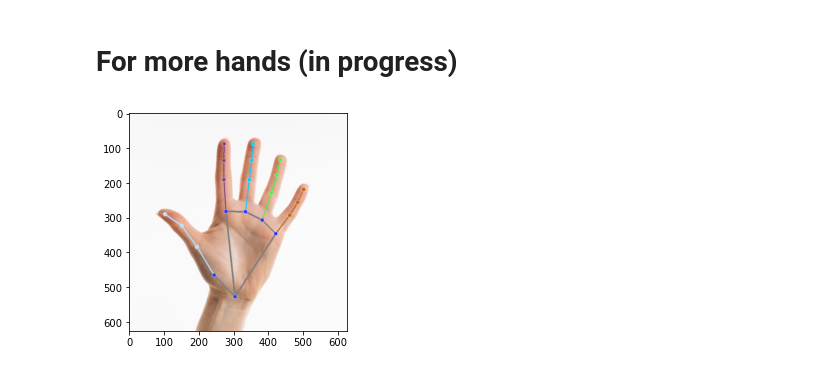
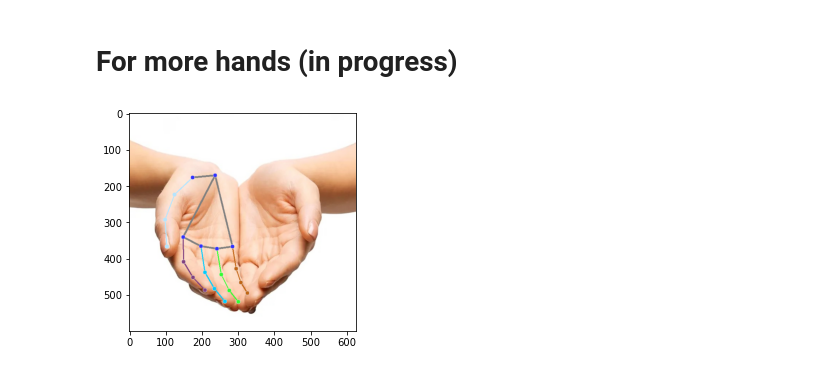
Before and after one commit to joaobizzo/research, a Jupyter notebook: get_data.ipynb, the cells around one changed output. Drawn from its saved outputs; the diff is of its cells as text; code cells hidden in the pictures.

Commit message:
update more hands

```diff
--- a/get_data.ipynb
+++ b/get_data.ipynb
@@ -112,7 +112,7 @@ HANDEDNESS_TEXT_COLOR = (88, 205, 54) # vibrant green
 
 
 # STEP 1: Load the input image.
-image = mp.Image.create_from_file("images/image1.jpeg")
+image = mp.Image.create_from_file("images/image4.jpeg")
 annotated_image = image.numpy_view()
 
 
@@ -145,37 +145,37 @@ for idx in range(len(hand_landmarks_list)):
     coordinates = []
     for landmark in hand_landmarks:
         coord_x, coord_y, coord_z = int(landmark.x * resolution_x), int(landmark.y * resolution_y), int(landmark.z * resolution_x)
         coordinates.append([coord_x, coord_y, coord_z])
         hand_info["coordinates"] = coordinates
 
     hand_landmarks_proto = landmark_pb2.NormalizedLandmarkList()
     hand_landmarks_proto.landmark.extend([
         landmark_pb2.NormalizedLandmark(x=landmark.x, y=landmark.y, z=landmark.z) for landmark in hand_landmarks_list[0]
     ])
 
     # STEP 6: Draw the handedness info on the input image.
     solutions.drawing_utils.draw_landmarks(
         annotated_image,
         hand_landmarks_proto,
         solutions.hands.HAND_CONNECTIONS,
         solutions.drawing_styles.get_default_hand_landmarks_style(),
         solutions.drawing_styles.get_default_hand_connections_style())
     plt.imshow(annotated_image);
 
 
 
 
 
 
 
 
     # STEP 7: Create a Pandas DataFrame with the coordinates of the hand landmarks.
     for point in coordinates:
-        hand1 = pd.DataFrame(coordinates, columns=['x', 'y', 'z'])
-    hand1 = hand1.rename(index={'x': 'hand1_x', 'y': 'hand1_y', 'z': 'hand1_z'})
-    hand1['point_id'] = range(0, len(hand1))
-    hand1['photo_id'] = '1'
-    if handedness[0].category_name == 'Right': hand1['is_right'] = 1
-    hand1.head(20)
+        dataframe = pd.DataFrame(coordinates, columns=['x', 'y', 'z'])
+    #dataframe = dataframe.rename(index={'x': 'hand1_x', 'y': 'hand1_y', 'z': 'hand1_z'})
+    dataframe['point_id'] = range(0, len(dataframe))
+    dataframe['photo_id'] = 1
+    dataframe['is_right'] = 1 if handedness[0].category_name == 'Right' else 0
+    dataframe.head(20)
 # %% [output]
-[figure, old version]
+[figure, new version]
```
Also changed, not shown: parts of 3 cells of this notebook.
